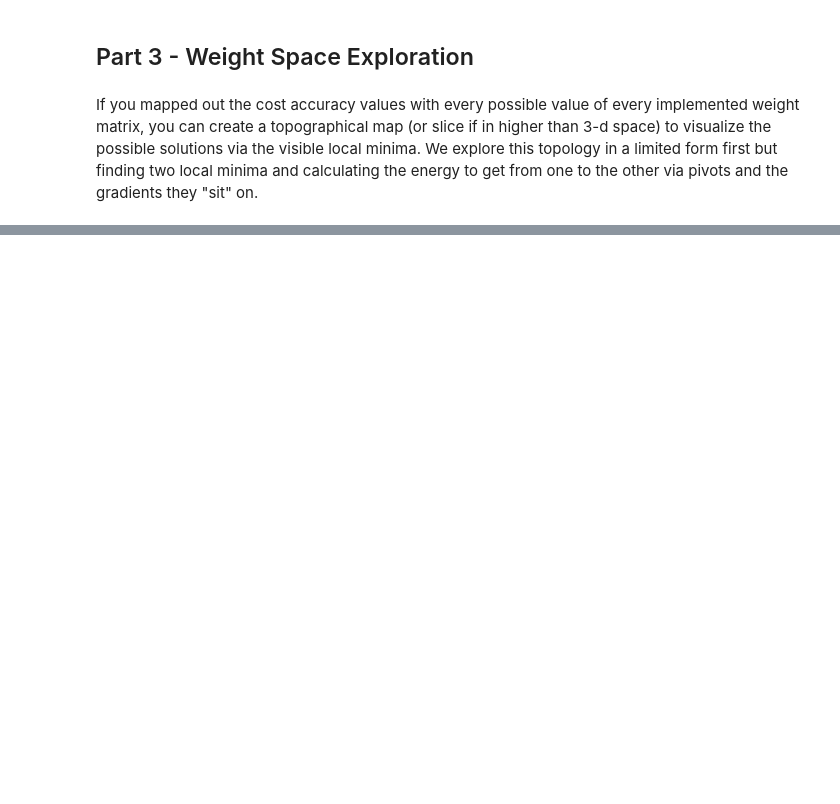
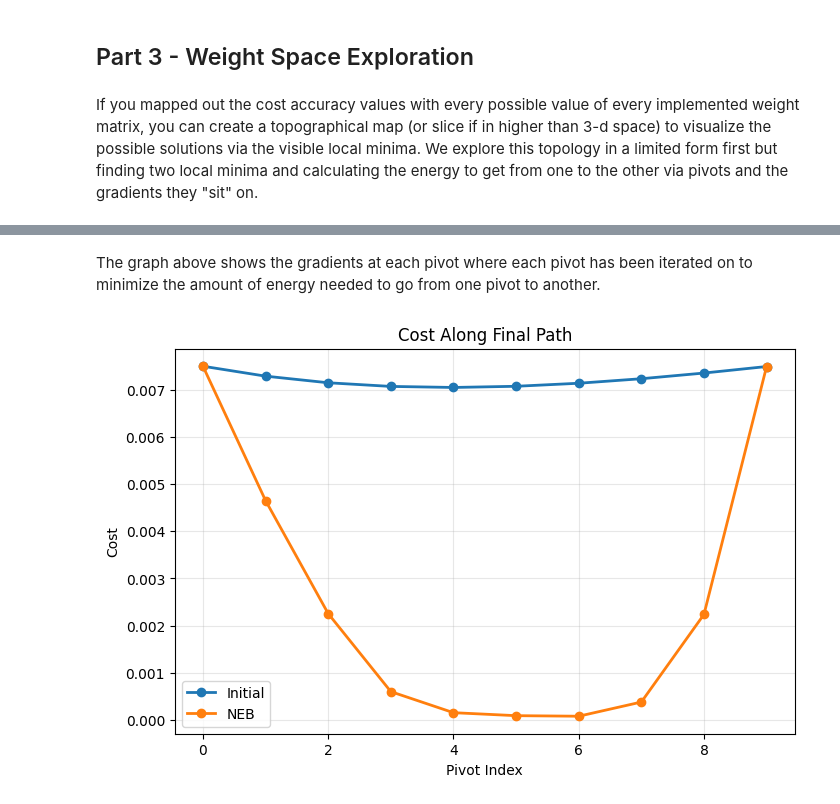
Before and after one commit to Saccadence/CogSci-131, a Jupyter notebook: Assignment 1/Assignment 1.ipynb, the cells around one changed output, grey strips where cells are left out. Cells and saved outputs as stored; diff of their text form; code cells hidden in the pictures; blank space fills up the shorter version.

```diff
--- a/Assignment 1/Assignment 1.ipynb
+++ b/Assignment 1/Assignment 1.ipynb
@@ -771,0 +918,7 @@ for t in range(1, T):
+# %% [markdown]
+The graph above shows the gradients at each pivot where each pivot has been iterated on to minimize the amount of energy needed to go from one pivot to another.
+# %%
+paths = autoNEB(theta1, theta2, hidden)
+plotPath(paths)
+# %% [output]
+[figure, added]
```
Also changed, not shown: parts of 23 cells of this notebook.
